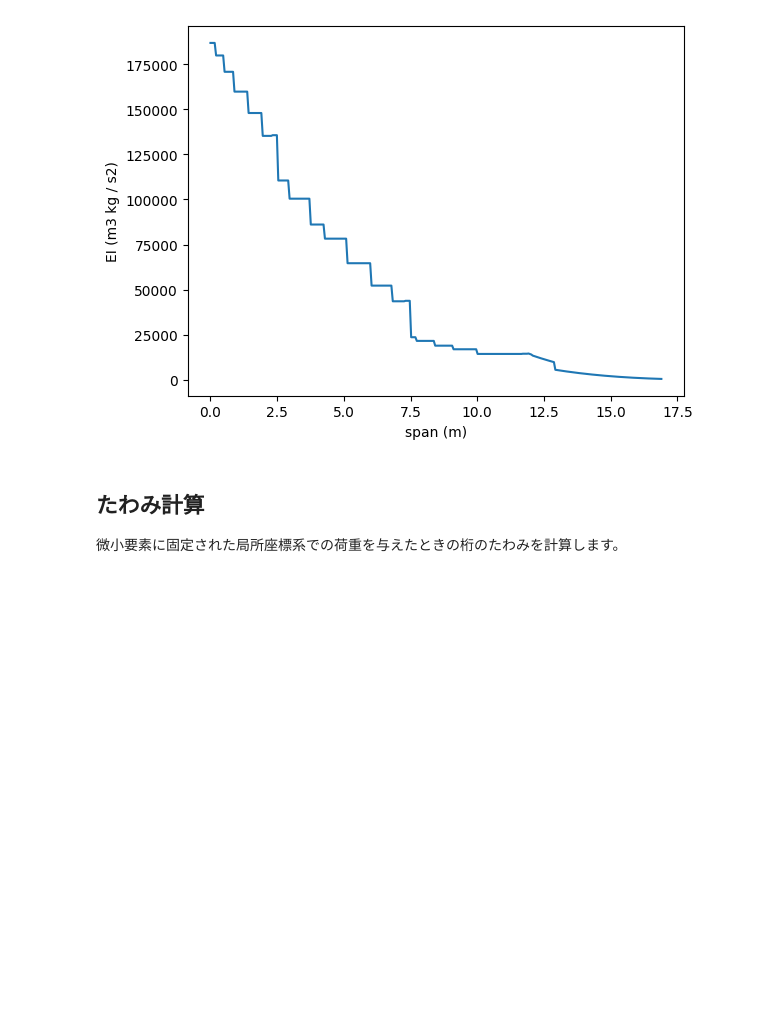
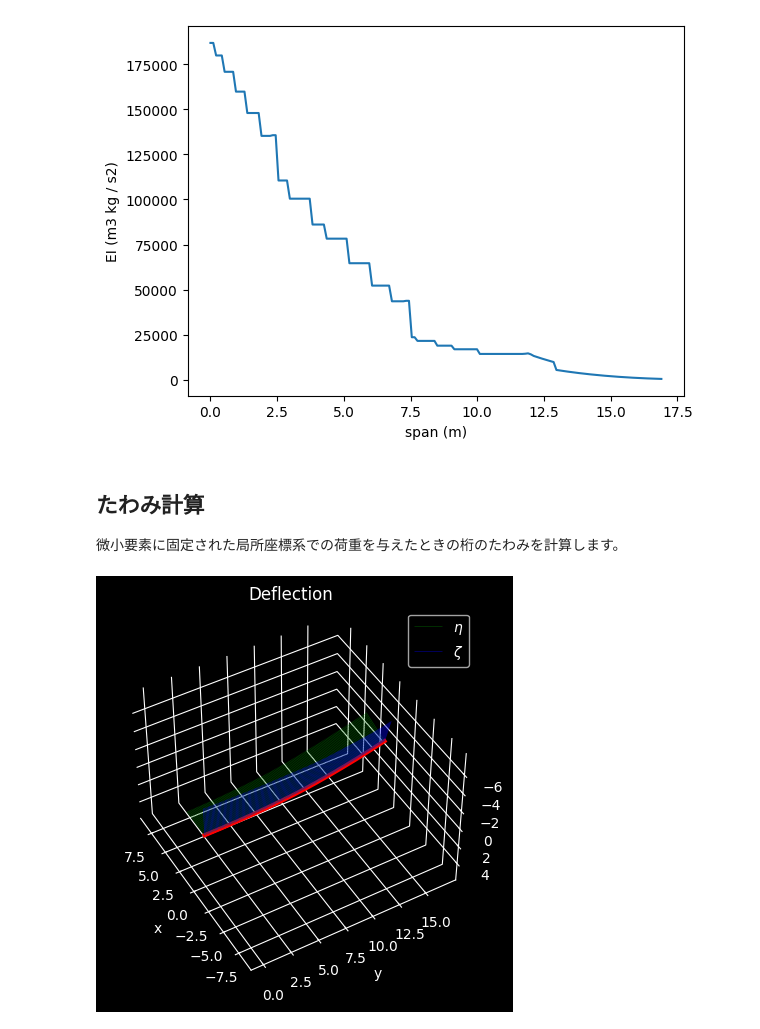
Before and after one commit to xsuz/PyDesign, a Jupyter notebook: examples/example1.ipynb, the cells around one changed output. Saved outputs shown, nothing was run; the diff lists cells and outputs as text; code cells hidden in the pictures; blank space fills up the shorter version.

Commit message:
たわみ計算の座標変換を修正

```diff
--- a/examples/example1.ipynb
+++ b/examples/example1.ipynb
@@ -33,7 +33,7 @@ beamA=BeamInfo.read(df["A"],spec)
 beamB=BeamInfo.read(df["B"],spec)
 beamC=BeamInfo.read(df["C"],spec)
 beamD=BeamInfo.read(df["D"],spec)
-beam=Beam([beamA,beamB,beamC,beamD],320)
+beam=Beam([beamA,beamB,beamC,beamD],160)
 # %% [markdown]
 ## 曲げ剛性のプロット
 
@@ -53,32 +53,41 @@ plt.show()
 # %%
 import utils.unit as u
 import numpy as np
 from matplotlib.axes import Axes
 
 with open("../data/load.npz","rb") as file:
     f=np.load(file) # 荷重読み込み
 
-# 根本の局所座標系は対称行列でないとうまく動かない
-r,U_xi=beam.deflect(f*u.N,0*np.ones((320,3))*u.m,
+# たわみ計算
+r,U_xi,euler=beam.deflect(f*u.N,0*np.ones((320,3))*u.m,
                     np.array([[0,1,0], # e_xi
-                              [1,0,0], # e_eta
+                              [-1,0,0], # e_eta
                               [0,0,-1] # e_zeta
                               ]).T)
+
+# 好みに合わせてスタイルを変更
 plt.style.use('dark_background')
+
+# 3D plot
 ax:Axes=plt.axes(projection='3d')
-# たわみ曲線
+# たわみ曲線をplot
 ax.plot(r[:,0],r[:,1],r[:,2],color='red',linewidth=3)
-# 局所座標系ξηζ系の基底ベクトルの向き
+# 局所座標系ξηζ系の基底ベクトルの向きをplot
 ax.quiver3D(r[:,0],r[:,1],r[:,2],U_xi[:,1,0],U_xi[:,1,1],U_xi[:,1,2],length=3,color='green',alpha=0.5,arrow_length_ratio=0,linewidths=0.5,normalize=True,label=r"$\eta$")
 ax.quiver3D(r[:,0],r[:,1],r[:,2],U_xi[:,2,0],U_xi[:,2,1],U_xi[:,2,2],length=3,color='blue' ,alpha=0.5,arrow_length_ratio=0,linewidths=0.5,normalize=True,label=r"$\zeta$")
 ax.set_xlabel('x')
 ax.set_ylabel('y')
 ax.set_zlabel('z')
 ax.legend()
 ax.set_title('Deflection')
-# Get rid of the panes
+# panesを削除
 ax.xaxis.set_pane_color((1.0, 1.0, 1.0, 0.0))
 ax.yaxis.set_pane_color((1.0, 1.0, 1.0, 0.0))
 ax.zaxis.set_pane_color((1.0, 1.0, 1.0, 0.0))
+# 長さを揃える
 ax.axis('equal')
+# 軸の向きを飛行力学の向きに合わせる
+ax.view_init(elev=-135, azim=30)
 plt.show()
+# %% [output]
+[figure, added]
```
Also changed, not shown: parts of 1 cell of this notebook, 3 other files.
